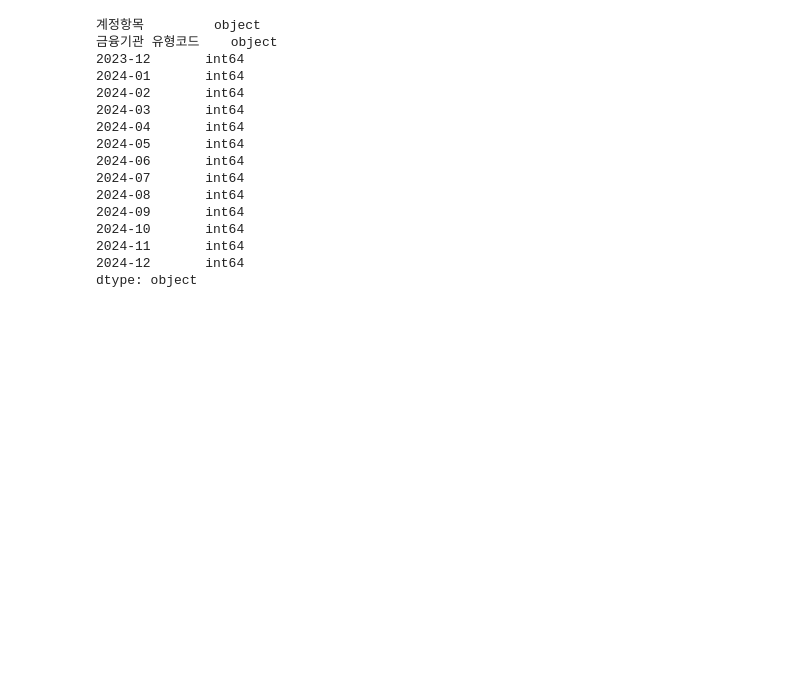
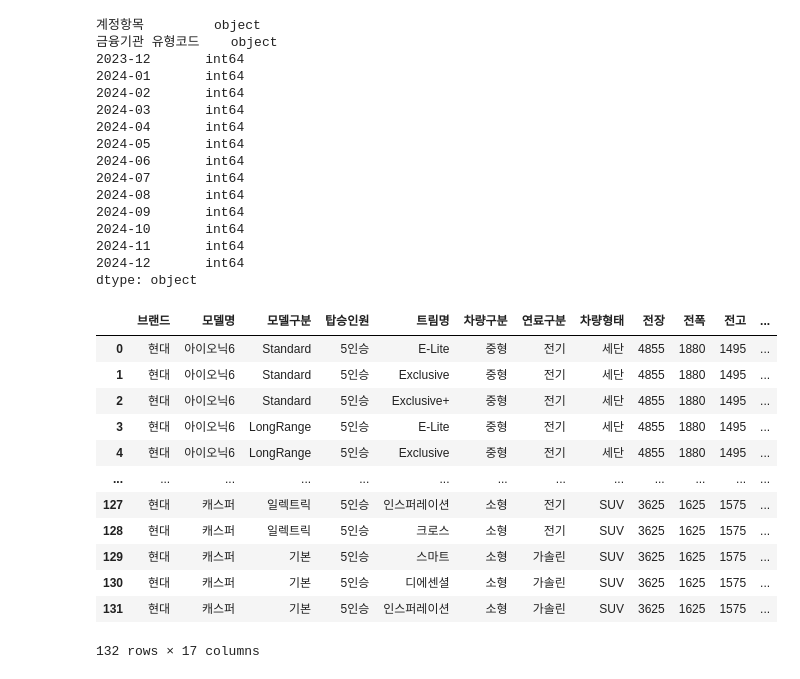
Before and after one commit to CodeWorks-hi/hyundai-crm-platform, a Jupyter notebook: preprocessing.ipynb, the cells around one changed output. Drawn from its saved outputs; the diff is of its cells as text; code cells hidden in the pictures; blank space fills up the shorter version.

```diff
--- a/preprocessing.ipynb
+++ b/preprocessing.ipynb
@@ -160,0 +164,17 @@ df.to_csv("extra_data/processed/소비 심리 관련/신용카드_01103734.csv",
+# %%
+df_lis = pd.read_csv("data/hyundae_car_list.csv")
+df_lis
+# %% [output]
+|  | 브랜드 | 모델명 | 모델구분 | 탑승인원 | 트림명 | 차량구분 | 연료구분 | 차량형태 | 전장 | 전폭 | 전고 | ... |
+| 0 | 현대 | 아이오닉6 | Standard | 5인승 | E-Lite | 중형 | 전기 | 세단 | 4855 | 1880 | 1495 | ... |
+| 1 | 현대 | 아이오닉6 | Standard | 5인승 | Exclusive | 중형 | 전기 | 세단 | 4855 | 1880 | 1495 | ... |
+| 2 | 현대 | 아이오닉6 | Standard | 5인승 | Exclusive+ | 중형 | 전기 | 세단 | 4855 | 1880 | 1495 | ... |
+| 3 | 현대 | 아이오닉6 | LongRange | 5인승 | E-Lite | 중형 | 전기 | 세단 | 4855 | 1880 | 1495 | ... |
+| 4 | 현대 | 아이오닉6 | LongRange | 5인승 | Exclusive | 중형 | 전기 | 세단 | 4855 | 1880 | 1495 | ... |
+| ... | ... | ... | ... | ... | ... | ... | ... | ... | ... | ... | ... | ... |
+| 127 | 현대 | 캐스퍼 | 일렉트릭 | 5인승 | 인스퍼레이션 | 소형 | 전기 | SUV | 3625 | 1625 | 1575 | ... |
+| 128 | 현대 | 캐스퍼 | 일렉트릭 | 5인승 | 크로스 | 소형 | 전기 | SUV | 3625 | 1625 | 1575 | ... |
+| 129 | 현대 | 캐스퍼 | 기본 | 5인승 | 스마트 | 소형 | 가솔린 | SUV | 3625 | 1625 | 1575 | ... |
+| 130 | 현대 | 캐스퍼 | 기본 | 5인승 | 디에센셜 | 소형 | 가솔린 | SUV | 3625 | 1625 | 1575 | ... |
+| 131 | 현대 | 캐스퍼 | 기본 | 5인승 | 인스퍼레이션 | 소형 | 가솔린 | SUV | 3625 | 1625 | 1575 | ... |
+132 rows × 17 columns
```
Also changed, not shown: parts of 4 cells of this notebook, 8 other files.
